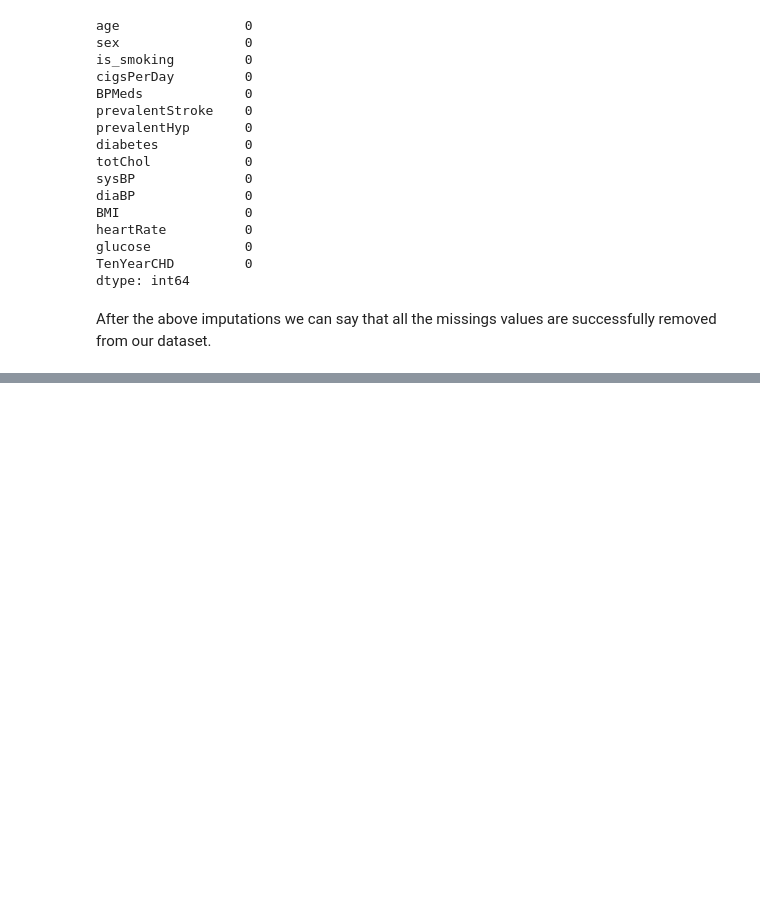
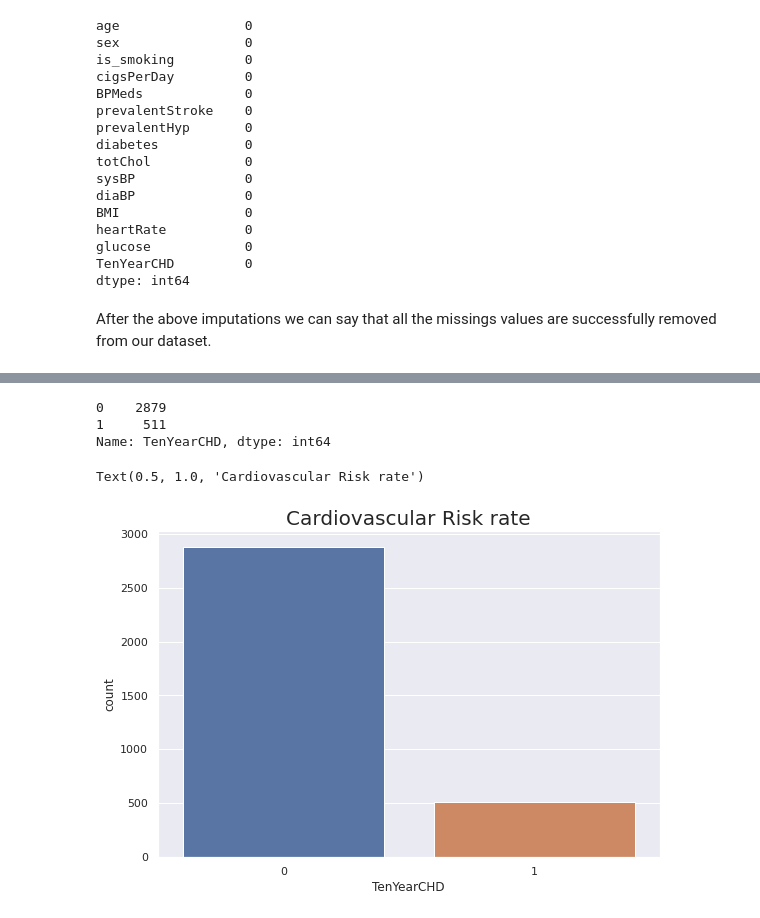
Before and after one commit to Abhishek-Shubham001/Cardiovascular-Risk-Prediction, a Jupyter notebook: Cardiovascular_Risk_Prediction_Capstone_Project.ipynb, the cells around one changed output, grey strips where cells are left out. Drawn from its saved outputs; the diff is of its cells as text; code cells hidden in the pictures; blank space fills up the shorter version.

```diff
--- a/Cardiovascular_Risk_Prediction_Capstone_Project.ipynb
+++ b/Cardiovascular_Risk_Prediction_Capstone_Project.ipynb
@@ -252,0 +295,15 @@ After the above imputations we can say that all the missings values are successf
+# %%
+# Visualizing the dependent variable 'TenYearCHD'
+crp_df['TenYearCHD'].value_counts()
+# %% [output]
+0    2879
+1     511
+Name: TenYearCHD, dtype: int64
+# %%
+# Visualising dependent variable 'TenYearCHD' using countplot and Pie-chart
+plt.figure(figsize= (9, 6))
+sns.countplot(x= 'TenYearCHD', data= crp_df)
+plt.title('Cardiovascular Risk rate',size = 20)
+# %% [output]
+Text(0.5, 1.0, 'Cardiovascular Risk rate')
+[figure, added]
```
Also changed, not shown: parts of 28 cells of this notebook.
